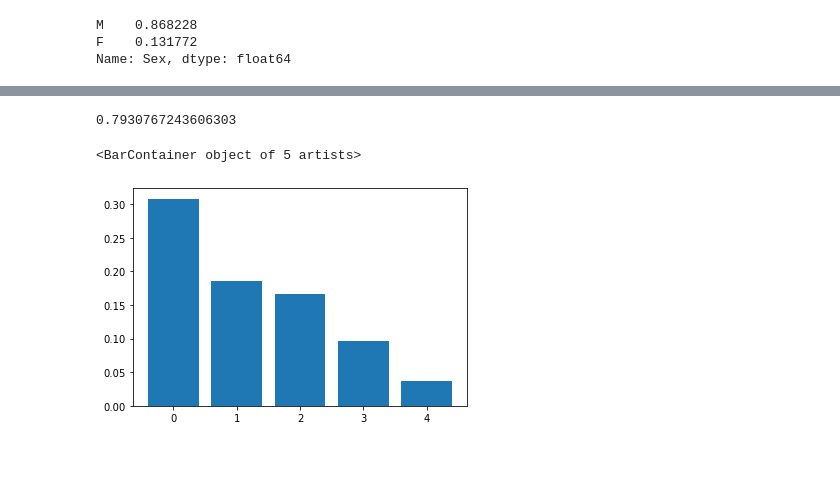
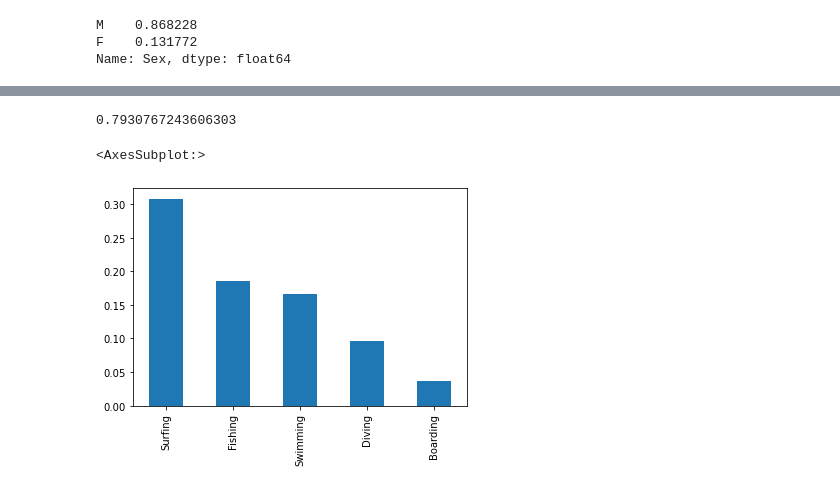
Before and after one commit to LYGuenka/AtaqueTubarao, a Jupyter notebook: AtaqueTubarao (Projeto 1).ipynb, the cells around one changed output, grey strips where cells are left out. Cells and saved outputs as stored; diff of their text form; code cells hidden in the pictures; blank space fills up the shorter version.

```diff
--- a/AtaqueTubarao (Projeto 1).ipynb
+++ b/AtaqueTubarao (Projeto 1).ipynb
@@ -323,6 +357,6 @@ DFTubarao['Activity'] = DFTubarao['Activity'].apply(lambda x : re.sub('.*[Ww]adi
+# %%
+DFTubarao['Activity'].value_counts(normalize=True).head(5).sum()
+# %% [output]
+0.7930767243606303
 # %%
 x = DFTubarao['Activity'].value_counts(normalize=True, ascending=False).head(5)
-# %%
-DFTubarao['Activity'].value_counts(normalize=True).head(5).sum()
-# %% [output]
-0.7930767243606303
@@ -331,5 +363,5 @@ y = np.arange(5)
-# %%
-plt.bar(y,x)
-# %% [output]
-<BarContainer object of 5 artists>
-[figure, removed]
+# %%
+x.plot(kind = "bar")
+# %% [output]
+<AxesSubplot:>
+[figure, added]
```
Also changed, not shown: parts of 15 cells of this notebook, 1 other file.
